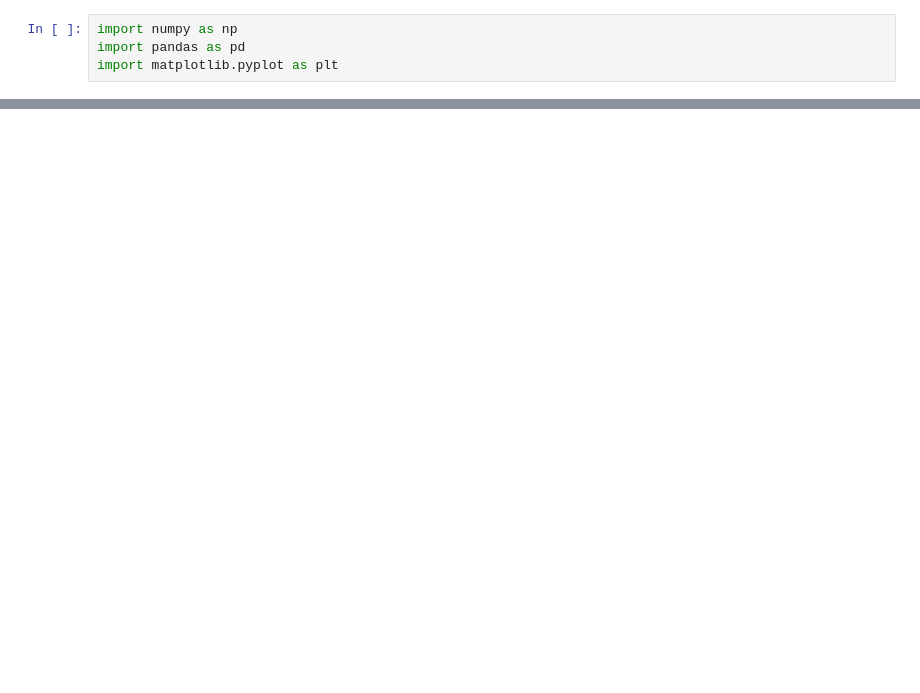
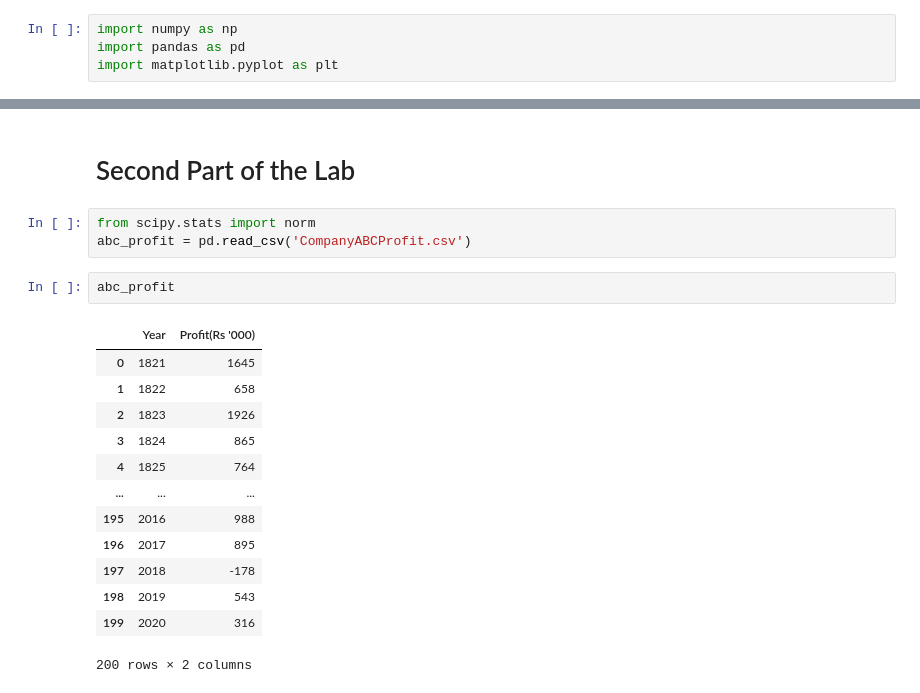
Before and after one commit to Ericdarkblade/Data_Analysis_INFO-I399, a Jupyter notebook: Week 5/Week 5 Lab.ipynb, the cells around one changed output, grey strips where cells are left out. Saved outputs shown, nothing was run; the diff lists cells and outputs as text; blank space fills up the shorter version.

```diff
--- a/Week 5/Week 5 Lab.ipynb
+++ b/Week 5/Week 5 Lab.ipynb
@@ -48,0 +70,21 @@ TypeError: Index(...) must be called with a collection of some kind, 1 was passe
+# %% [markdown]
+# Second Part of the Lab
+# %%
+from scipy.stats import norm
+abc_profit = pd.read_csv('CompanyABCProfit.csv')
+# %%
+abc_profit
+# %% [output]
+|  | Year | Profit(Rs '000) |
+| 0 | 1821 | 1645 |
+| 1 | 1822 | 658 |
+| 2 | 1823 | 1926 |
+| 3 | 1824 | 865 |
+| 4 | 1825 | 764 |
+| ... | ... | ... |
+| 195 | 2016 | 988 |
+| 196 | 2017 | 895 |
+| 197 | 2018 | -178 |
+| 198 | 2019 | 543 |
+| 199 | 2020 | 316 |
+200 rows × 2 columns
```
Also changed, not shown: parts of 5 cells of this notebook.
